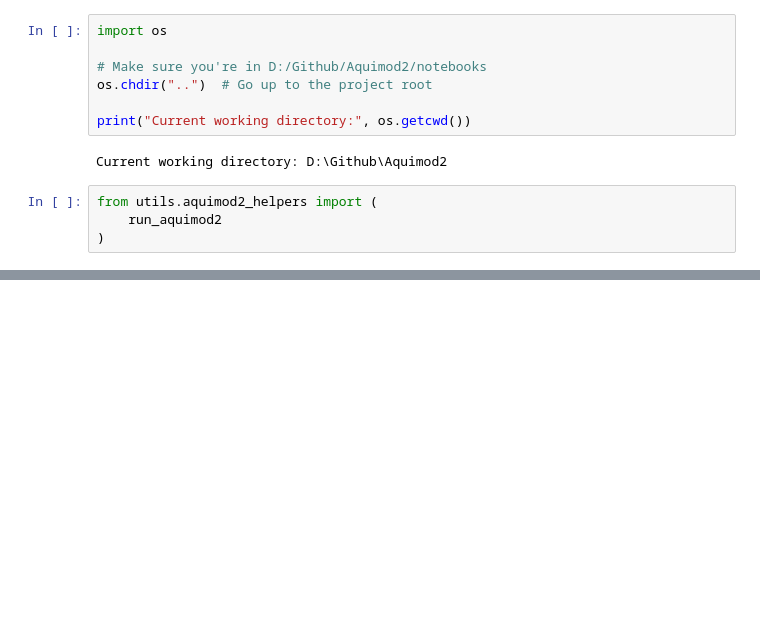
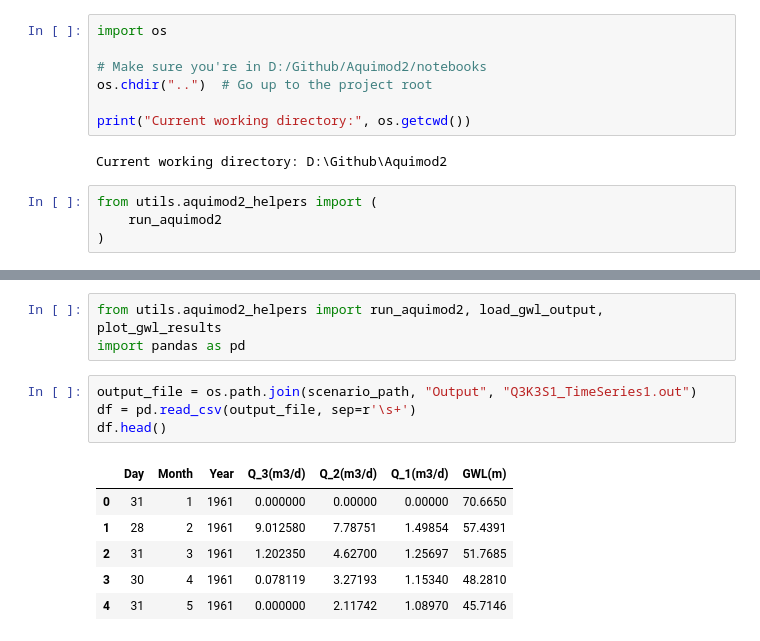
Before and after one commit to engmanmano/Aquimod2, a Jupyter notebook: notebooks/aquimod2_pipeline.ipynb, the cells around one changed output, grey strips where cells are left out. Saved outputs shown, nothing was run; the diff lists cells and outputs as text; blank space fills up the shorter version.

```diff
--- a/notebooks/aquimod2_pipeline.ipynb
+++ b/notebooks/aquimod2_pipeline.ipynb
@@ -33,0 +35,14 @@ STDERR:
+# %%
+from utils.aquimod2_helpers import run_aquimod2, load_gwl_output, plot_gwl_results
+import pandas as pd
+# %%
+output_file = os.path.join(scenario_path, "Output", "Q3K3S1_TimeSeries1.out")
+df = pd.read_csv(output_file, sep=r'\s+')
+df.head()
+# %% [output]
+|  | Day | Month | Year | Q_3(m3/d) | Q_2(m3/d) | Q_1(m3/d) | GWL(m) |
+| 0 | 31 | 1 | 1961 | 0.000000 | 0.00000 | 0.00000 | 70.6650 |
+| 1 | 28 | 2 | 1961 | 9.012580 | 7.78751 | 1.49854 | 57.4391 |
+| 2 | 31 | 3 | 1961 | 1.202350 | 4.62700 | 1.25697 | 51.7685 |
+| 3 | 30 | 4 | 1961 | 0.078119 | 3.27193 | 1.15340 | 48.2810 |
+| 4 | 31 | 5 | 1961 | 0.000000 | 2.11742 | 1.08970 | 45.7146 |
```
Also changed, not shown: parts of 6 cells of this notebook, 2 other files.
